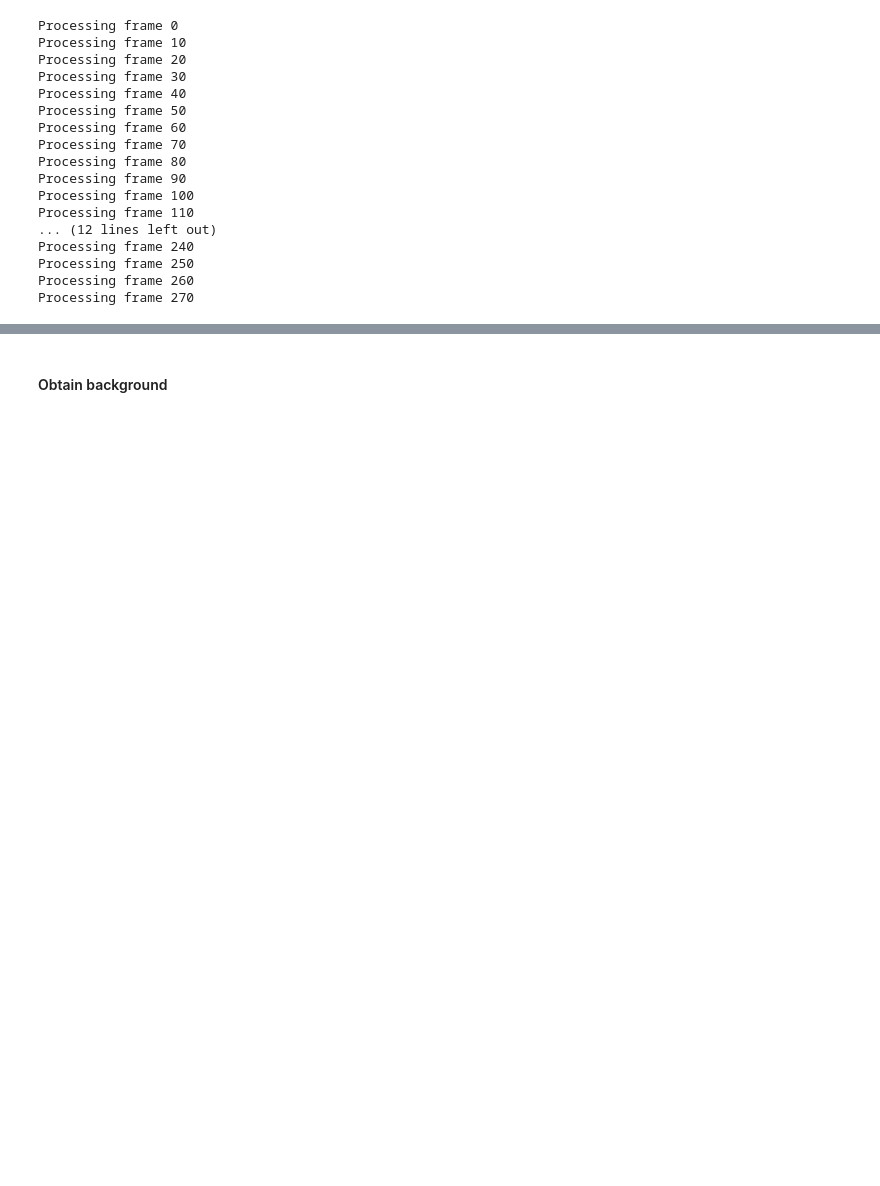
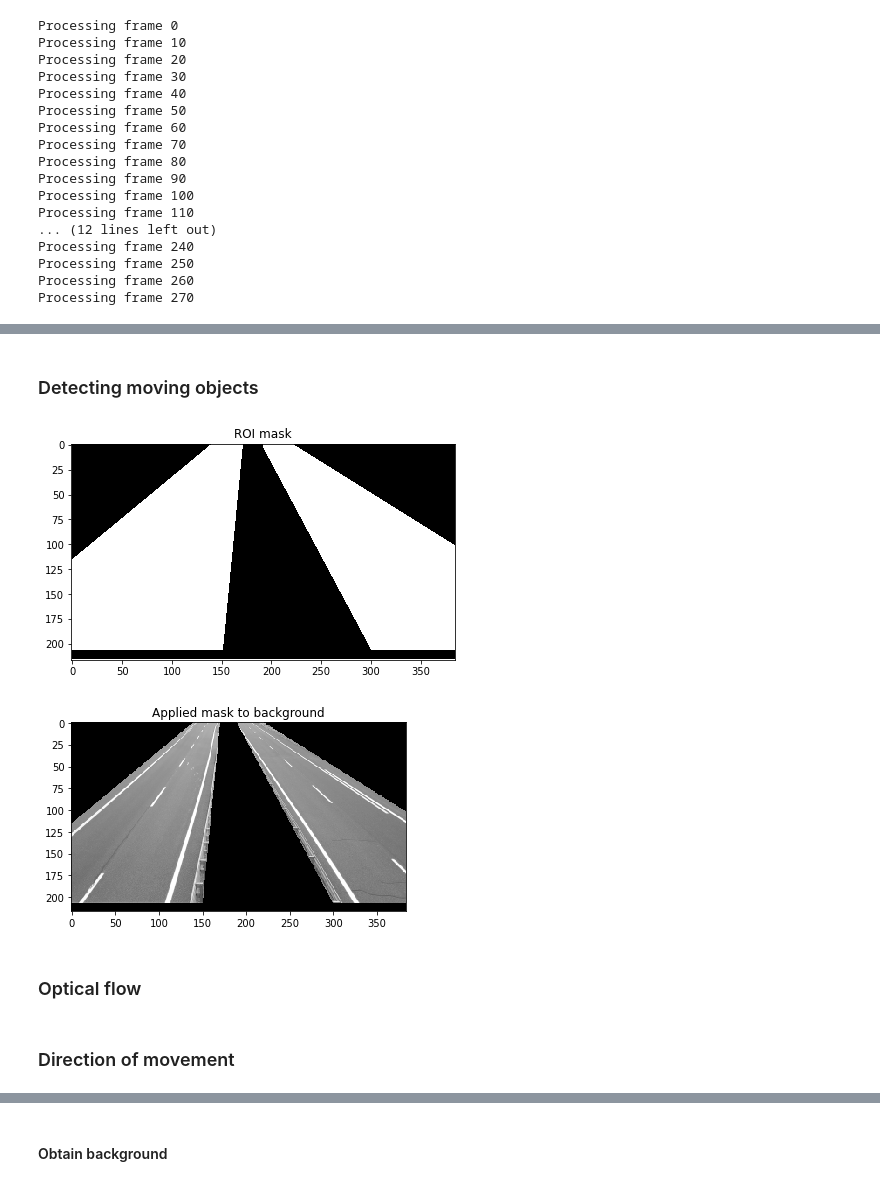
Before and after one commit to Formula-HP-Computer-Vision-on-Wheels/Group-3, a Jupyter notebook: Optical_Flow_Project.ipynb, the cells around one changed output, grey strips where cells are left out. Saved outputs shown, nothing was run; the diff lists cells and outputs as text; code cells hidden in the pictures; blank space fills up the shorter version.

```diff
--- a/Optical_Flow_Project.ipynb
+++ b/Optical_Flow_Project.ipynb
@@ -151,0 +148,23 @@ The video has some movement, it will need to be stabilized to be able to obtain
+# %% [markdown]
+### Detecting moving objects
+# %%
+# Load the image defining the mask
+# Creation of mask
+width = background.shape[1]
+height = background.shape[0]
+offset = 10
+height -= offset
+trapezoide1 = np.array([[(-110, height), (140,0), (170, 0), (150, height),]], np.int32)
+trapezoide2 = np.array([[(300, height), (190,0), (220, 0), (550, height),]], np.int32)
+roi_mask = np.zeros_like(background)
+cv2.fillPoly(roi_mask, trapezoide1, 255)
+cv2.fillPoly(roi_mask, trapezoide2, 255)
+
+## Apply mask
+background_masked = cv2.bitwise_and(background, roi_mask)
+
+display_image(roi_mask, 'ROI mask', size=1)
+display_image(background_masked, 'Applied mask to background')
+# %% [output]
+[figure, added]
+[figure, added]
@@ -151,0 +221,2 @@ The video has some movement, it will need to be stabilized to be able to obtain
+# %% [markdown]
+### Optical flow
@@ -151,0 +338,2 @@ The video has some movement, it will need to be stabilized to be able to obtain
+# %% [markdown]
+### Direction of movement
```
Also changed, not shown: parts of 11 cells of this notebook.
